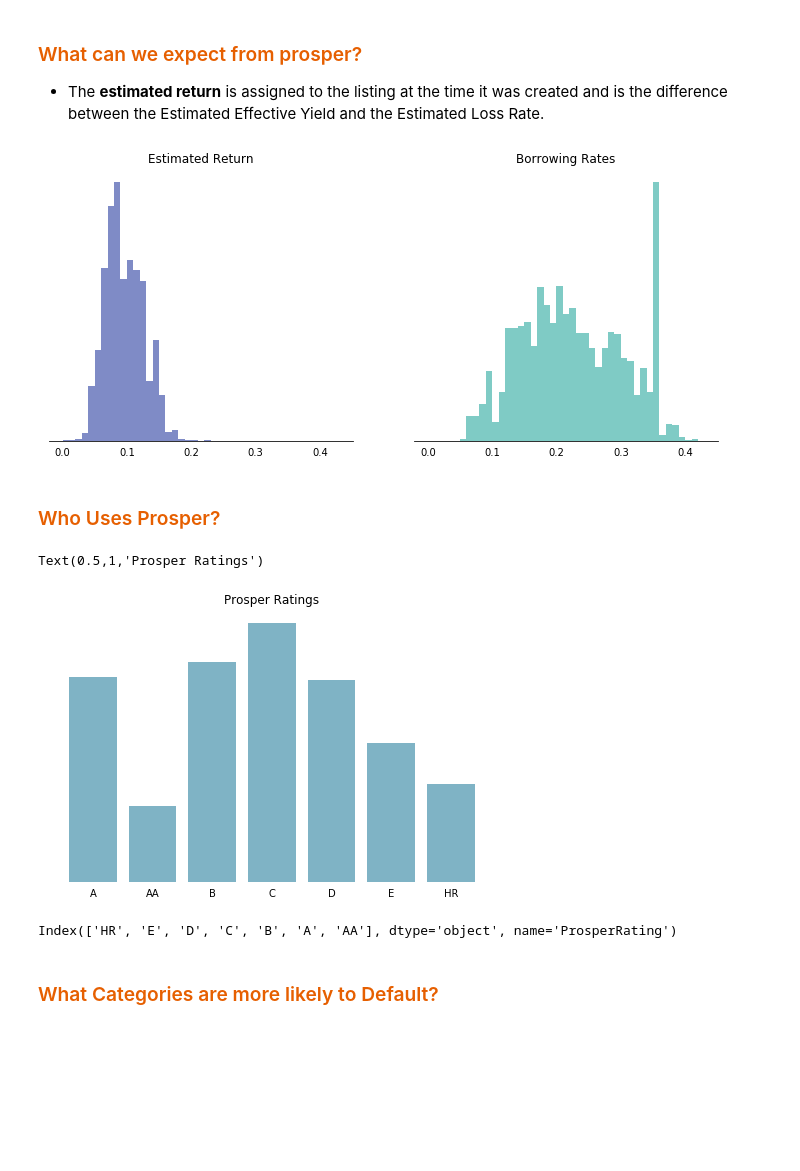
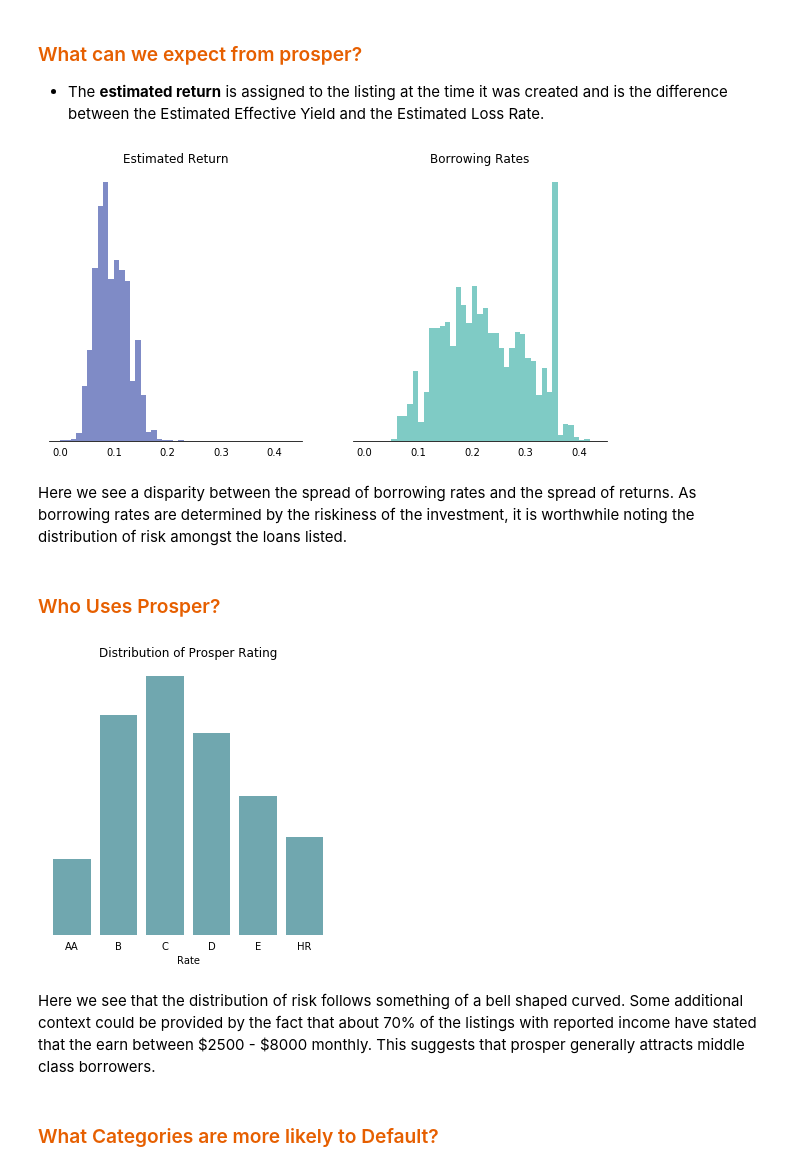
Before and after one commit to jovanmedfordDataAnalyst/loan-data-from-prosper, a Jupyter notebook: loan-analysis.ipynb, the cells around one changed output. Drawn from its saved outputs; the diff is of its cells as text; code cells hidden in the pictures; blank space fills up the shorter version.

Commit message:
docs: Add explanations to Explanatory plots

```diff
--- a/loan-analysis.ipynb
+++ b/loan-analysis.ipynb
@@ -352,48 +362,49 @@ plt.legend(loc=1, fontsize = 9)
 
 - The **estimated return** is assigned to the listing at the time it was created and is the difference between the Estimated Effective Yield and the Estimated Loss Rate.
 # %%
-fig = plt.figure(figsize = (12,5))
+fig = plt.figure(figsize = (10,5))
 ax1 = fig.add_subplot(1,2,1)
 ax2 = fig.add_subplot(1,2,2)
 
 axes = [ax1,ax2]
 positions=['right','left','top']
 bin_edges1=np.arange(0,max(post_july["BorrowerAPR"].dropna())+0.01,0.01)
 ax1.hist(post_july["EstimatedReturn"].dropna(), bins = bin_edges1, color = '#00198e', alpha =0.5);
 
 for ax in axes:
     ax.tick_params(left = 'off', bottom = 'off')
     for pos in positions:
         ax.spines[pos].set_visible(False)
     ax.set_yticklabels('')
 
 ax1.set_title("Estimated Return")
 ax2.set_title('Borrowing Rates')
 
 bin_edges2=np.arange(0,max(post_july["BorrowerAPR"])+0.01,0.01)
 ax2.hist(post_july["BorrowerAPR"], bins=bin_edges2, color = '#00998c',alpha=0.5);
 # %% [output]
-[figure, old version]
+[figure, new version]
+# %% [markdown]
+Here we see a disparity between the spread of borrowing rates and the spread of returns.
+As borrowing rates are determined by the riskiness of the investment, it is worthwhile noting the distribution of risk amongst the loans listed.
 # %% [markdown]
 ### <font color=#e65f00>Who Uses Prosper?</font>
 # %%
-bars= ['HR','E','D','C','B','A','AA']
-fig,ax = plt.subplots(figsize=(8,5))
-ax.bar(bars,post_july.groupby("ProsperRating").size().reindex(bars), color='#00698c', alpha=0.5)
-ax.set
-positions=['right','left','top','bottom']
+bars= ['AA','B','C','D','E','HR']
+f, ax = plt.subplots(figsize=(5,5))
+#ax.bar(x = ticks,height=post_july.groupby("ProsperRating").size().reset_index(name='count')["count"], color='#00698c', alpha=0.5)
+sns.countplot(data = post_july, x = "ProsperRating", color = '#00798c', order = bars, alpha = 0.6)
+sns.despine(left = True, bottom=True)
 ax.tick_params(left = 'off', bottom = 'off')
-for pos in positions:
-    ax.spines[pos].set_visible(False)
-    ax.set_yticklabels('')
-ax.set_title("Prosper Ratings")
+ax.set_yticklabels('')
+ax.set_ylabel('')
+ax.set_xlabel("Rate")
+ax.set_title("Distribution of Prosper Rating");
 # %% [output]
-Text(0.5,1,'Prosper Ratings')
-[figure, old version]
+[figure, new version]
-# %%
-post_july.groupby("ProsperRating").size().reindex(bars).index
-# %% [output]
-Index(['HR', 'E', 'D', 'C', 'B', 'A', 'AA'], dtype='object', name='ProsperRating')
+# %% [markdown]
+Here we see that the distribution of risk follows something of a bell shaped curved.
+Some additional context could be provided by the fact that about 70% of the listings with reported income have stated that the earn between \$2500 - $8000 monthly. This suggests that prosper generally attracts middle class borrowers.
 # %% [markdown]
 ### <font color=#e65f00>What Categories are more likely to Default?</font>
 # %%
```
Also changed, not shown: parts of 15 cells of this notebook.
